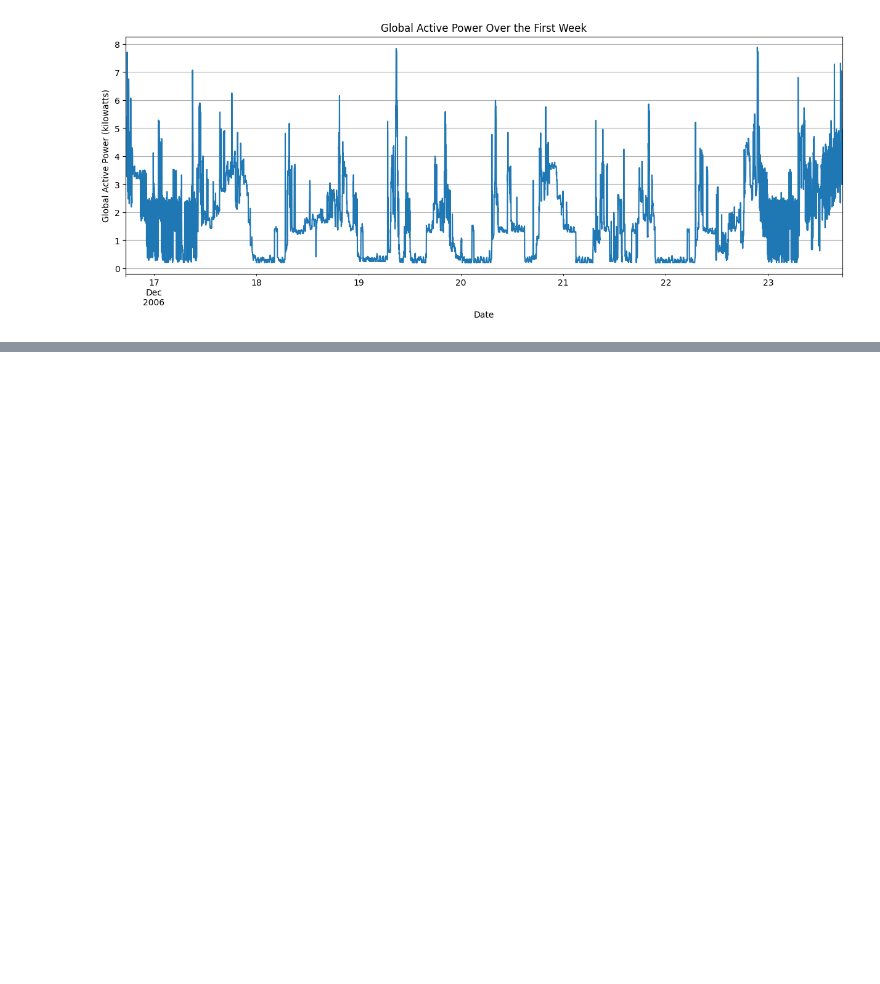
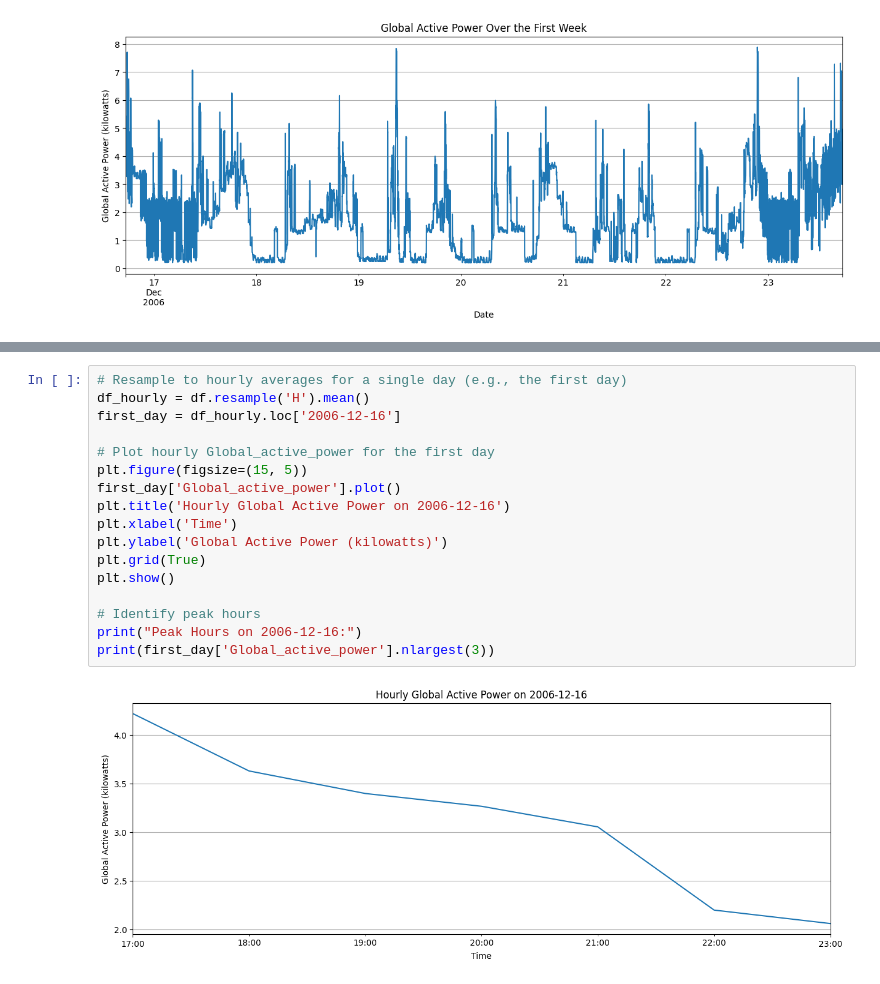
Before and after one commit to nathomkar799/Energy-Consumption-Analysis, a Jupyter notebook: notebooks/exploration.ipynb, the cells around one changed output, grey strips where cells are left out. Drawn from its saved outputs; the diff is of its cells as text; blank space fills up the shorter version.

```diff
--- a/notebooks/exploration.ipynb
+++ b/notebooks/exploration.ipynb
@@ -127,0 +167,19 @@ plt.show()
+# %%
+# Resample to hourly averages for a single day (e.g., the first day)
+df_hourly = df.resample('H').mean()
+first_day = df_hourly.loc['2006-12-16']
+
+# Plot hourly Global_active_power for the first day
+plt.figure(figsize=(15, 5))
+first_day['Global_active_power'].plot()
+plt.title('Hourly Global Active Power on 2006-12-16')
+plt.xlabel('Time')
+plt.ylabel('Global Active Power (kilowatts)')
+plt.grid(True)
+plt.show()
+
+# Identify peak hours
+print("Peak Hours on 2006-12-16:")
+print(first_day['Global_active_power'].nlargest(3))
+# %% [output]
+[figure, added]
```
Also changed, not shown: parts of 3 cells of this notebook.
